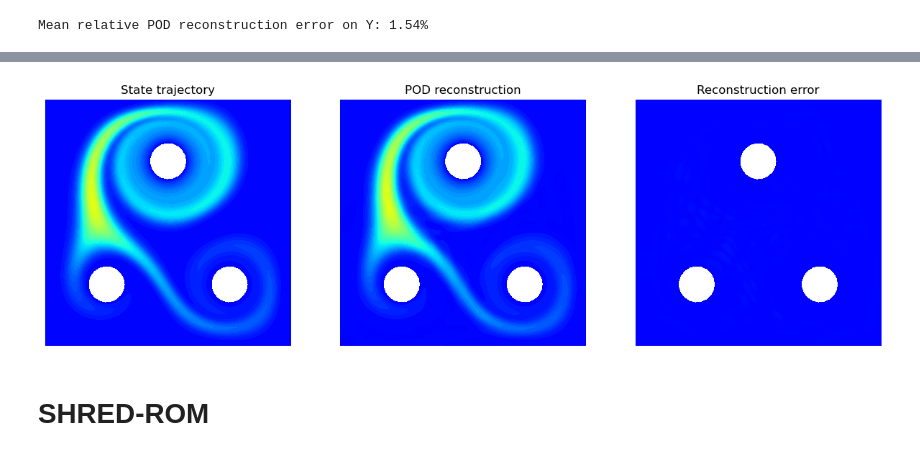
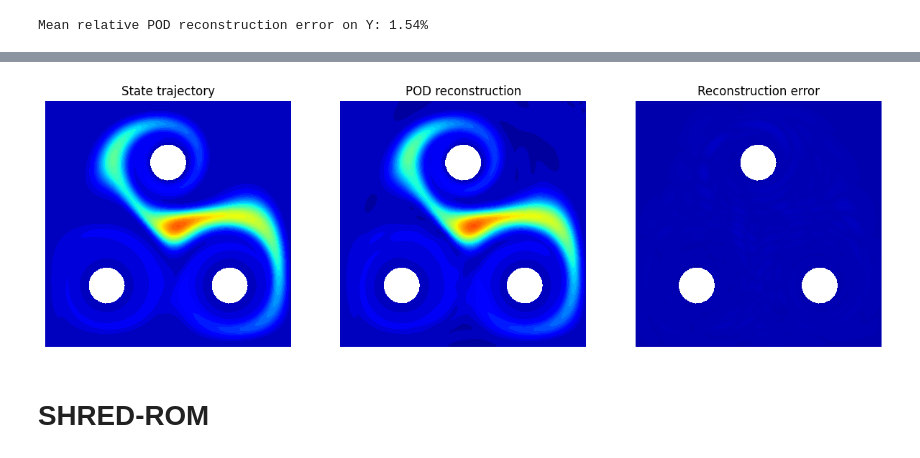
Before and after one commit to markus0800/SHRED-ROM, a Jupyter notebook: Pinball.ipynb, the cells around one changed output, grey strips where cells are left out. Saved outputs shown, nothing was run; the diff lists cells and outputs as text; code cells hidden in the pictures.

```diff
--- a/Pinball.ipynb
+++ b/Pinball.ipynb
@@ -361,15 +361,15 @@ Ytest_reconstructed = torch.from_numpy(Ytest_reconstructed.reshape(ntest, ntimes
 # %%
 # FOM vs POD RECONSTRUCTION (PLOTS)
 
-which = -1
+which = 0
 
 plotlist = [Ytest[which], Ytest_reconstructed[which], np.sqrt((Ytest[which] - Ytest_reconstructed[which])**2)]
 vmin = min(plotlist[i].min() for i in range(len(plotlist)))
 vmax = max(plotlist[i].max() for i in range(len(plotlist)))
 
 trajectories(plotlist, plot_state, titles = ("State trajectory", "POD reconstruction", "Reconstruction error"), figsize = (15, 15))
 # %% [output]
-[figure, old version]
+[figure, new version]
 # %% [markdown]
 # SHRED-ROM
 # %% [markdown]
```
Also changed, not shown: parts of 10 cells of this notebook, 1 other file.
